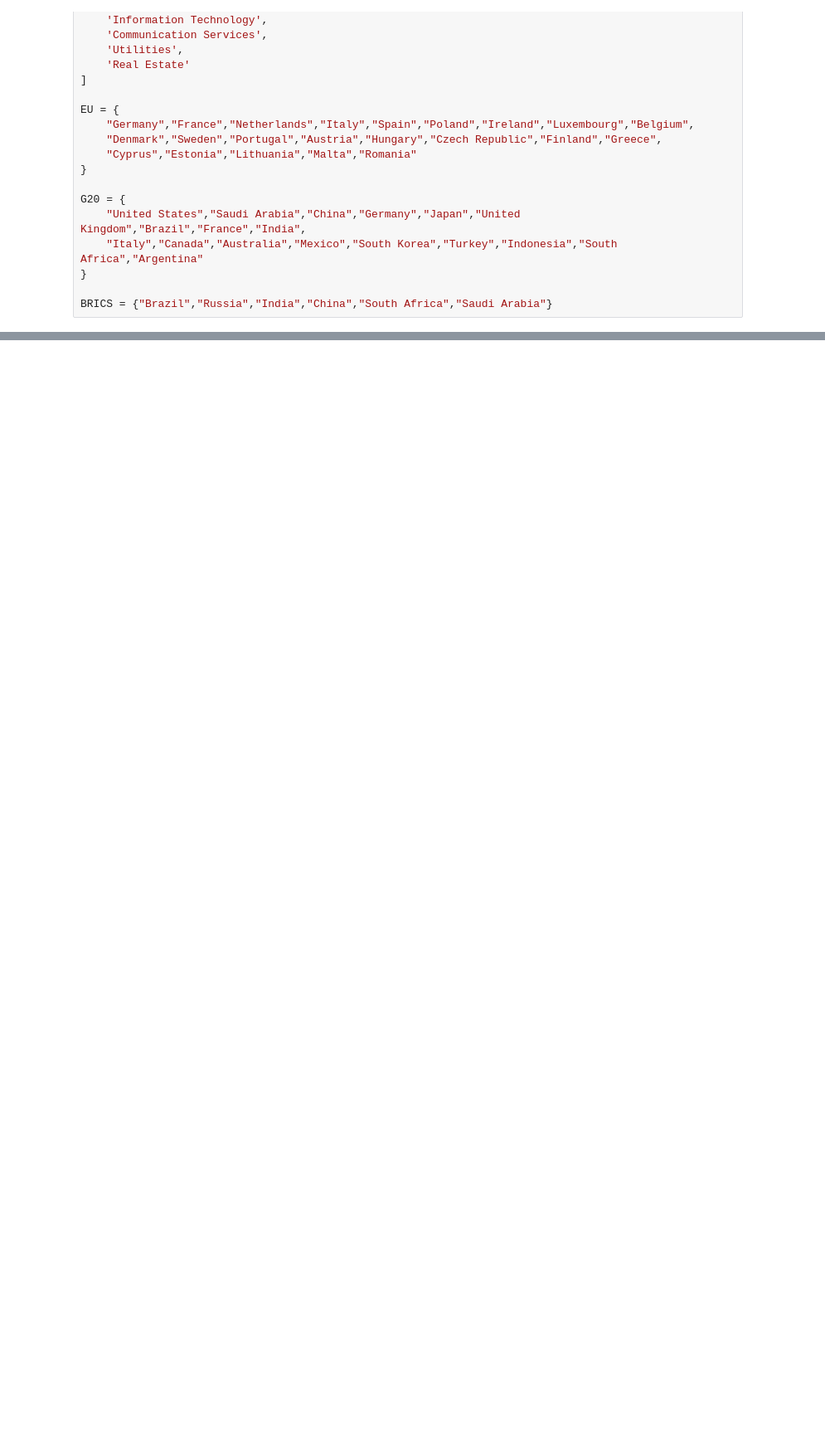
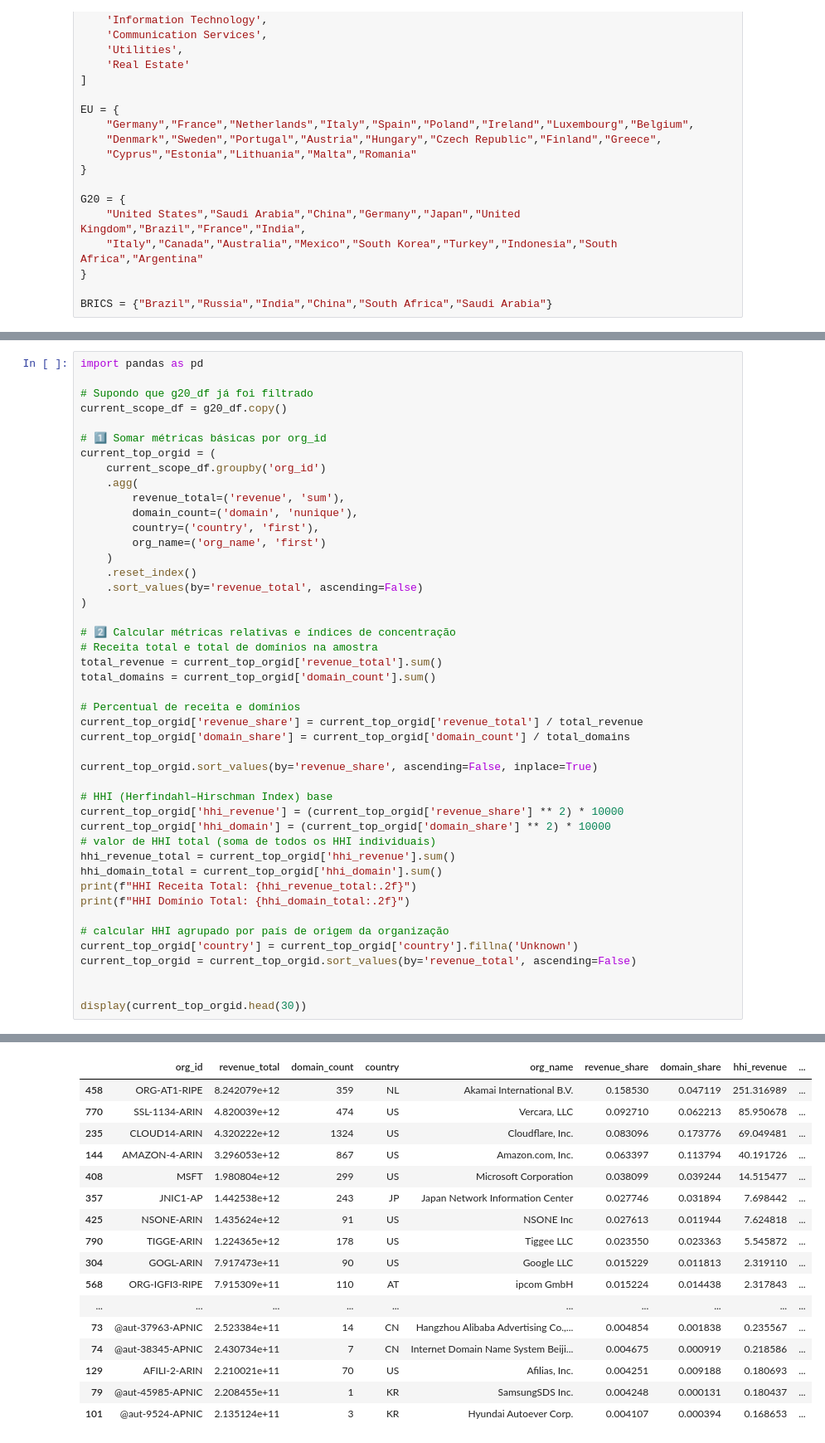
Before and after one commit to fsbertoglio/DNS-Centralization-CompaniesMarketCap, a Jupyter notebook: NOMS-2026/src/modelagem/main.ipynb, the cells around one changed output, grey strips where cells are left out. Shown at 83% size. Cells and saved outputs as stored; diff of their text form; blank space fills up the shorter version.

```diff
--- a/NOMS-2026/src/modelagem/main.ipynb
+++ b/NOMS-2026/src/modelagem/main.ipynb
@@ -39,0 +146,46 @@ brics_df = original_df[original_df['country'].isin(BRICS)]
+# %%
+import pandas as pd
+
+# Supondo que g20_df já foi filtrado
+current_scope_df = g20_df.copy()
+
+# 1️⃣ Somar métricas básicas por org_id
+current_top_orgid = (
+    current_scope_df.groupby('org_id')
+    .agg(
+        revenue_total=('revenue', 'sum'),
+        domain_count=('domain', 'nunique'),
+        country=('country', 'first'),
+        org_name=('org_name', 'first')
+    )
+    .reset_index()
+    .sort_values(by='revenue_total', ascending=False)
+)
+
+# 2️⃣ Calcular métricas relativas e índices de concentração
+# Receita total e total de domínios na amostra
+total_revenue = current_top_orgid['revenue_total'].sum()
+total_domains = current_top_orgid['domain_count'].sum()
+
+# Percentual de receita e domínios
+current_top_orgid['revenue_share'] = current_top_orgid['revenue_total'] / total_revenue
+current_top_orgid['domain_share'] = current_top_orgid['domain_count'] / total_domains
+
+current_top_orgid.sort_values(by='revenue_share', ascending=False, inplace=True)
+
+# HHI (Herfindahl–Hirschman Index) base
+current_top_orgid['hhi_revenue'] = (current_top_orgid['revenue_share'] ** 2) * 10000
+current_top_orgid['hhi_domain'] = (current_top_orgid['domain_share'] ** 2) * 10000
+# valor de HHI total (soma de todos os HHI individuais)
+hhi_revenue_total = current_top_orgid['hhi_revenue'].sum()
+hhi_domain_total = current_top_orgid['hhi_domain'].sum()
+print(f"HHI Receita Total: {hhi_revenue_total:.2f}")
+print(f"HHI Domínio Total: {hhi_domain_total:.2f}")
+
+# calcular HHI agrupado por país de origem da organização
+current_top_orgid['country'] = current_top_orgid['country'].fillna('Unknown')
+current_top_orgid = current_top_orgid.sort_values(by='revenue_total', ascending=False)
+
+
+display(current_top_orgid.head(30))
+# %% [output]
@@ -40 +194,18 @@ brics_df = original_df[original_df['country'].isin(BRICS)]
+|  | org_id | revenue_total | domain_count | country | org_name | revenue_share | domain_share | hhi_revenue | ... |
+| 458 | ORG-AT1-RIPE | 8.242079e+12 | 359 | NL | Akamai International B.V. | 0.158530 | 0.047119 | 251.316989 | ... |
+| 770 | SSL-1134-ARIN | 4.820039e+12 | 474 | US | Vercara, LLC | 0.092710 | 0.062213 | 85.950678 | ... |
+| 235 | CLOUD14-ARIN | 4.320222e+12 | 1324 | US | Cloudflare, Inc. | 0.083096 | 0.173776 | 69.049481 | ... |
+| 144 | AMAZON-4-ARIN | 3.296053e+12 | 867 | US | Amazon.com, Inc. | 0.063397 | 0.113794 | 40.191726 | ... |
+| 408 | MSFT | 1.980804e+12 | 299 | US | Microsoft Corporation | 0.038099 | 0.039244 | 14.515477 | ... |
+| 357 | JNIC1-AP | 1.442538e+12 | 243 | JP | Japan Network Information Center | 0.027746 | 0.031894 | 7.698442 | ... |
+| 425 | NSONE-ARIN | 1.435624e+12 | 91 | US | NSONE Inc | 0.027613 | 0.011944 | 7.624818 | ... |
+| 790 | TIGGE-ARIN | 1.224365e+12 | 178 | US | Tiggee LLC | 0.023550 | 0.023363 | 5.545872 | ... |
+| 304 | GOGL-ARIN | 7.917473e+11 | 90 | US | Google LLC | 0.015229 | 0.011813 | 2.319110 | ... |
+| 568 | ORG-IGFI3-RIPE | 7.915309e+11 | 110 | AT | ipcom GmbH | 0.015224 | 0.014438 | 2.317843 | ... |
+| ... | ... | ... | ... | ... | ... | ... | ... | ... | ... |
+| 73 | @aut-37963-APNIC | 2.523384e+11 | 14 | CN | Hangzhou Alibaba Advertising Co.,... | 0.004854 | 0.001838 | 0.235567 | ... |
+| 74 | @aut-38345-APNIC | 2.430734e+11 | 7 | CN | Internet Domain Name System Beiji... | 0.004675 | 0.000919 | 0.218586 | ... |
+| 129 | AFILI-2-ARIN | 2.210021e+11 | 70 | US | Afilias, Inc. | 0.004251 | 0.009188 | 0.180693 | ... |
+| 79 | @aut-45985-APNIC | 2.208455e+11 | 1 | KR | SamsungSDS Inc. | 0.004248 | 0.000131 | 0.180437 | ... |
+| 101 | @aut-9524-APNIC | 2.135124e+11 | 3 | KR | Hyundai Autoever Corp. | 0.004107 | 0.000394 | 0.168653 | ... |
 # %%
```
Also changed, not shown: parts of 4 cells of this notebook, 3 other files.
